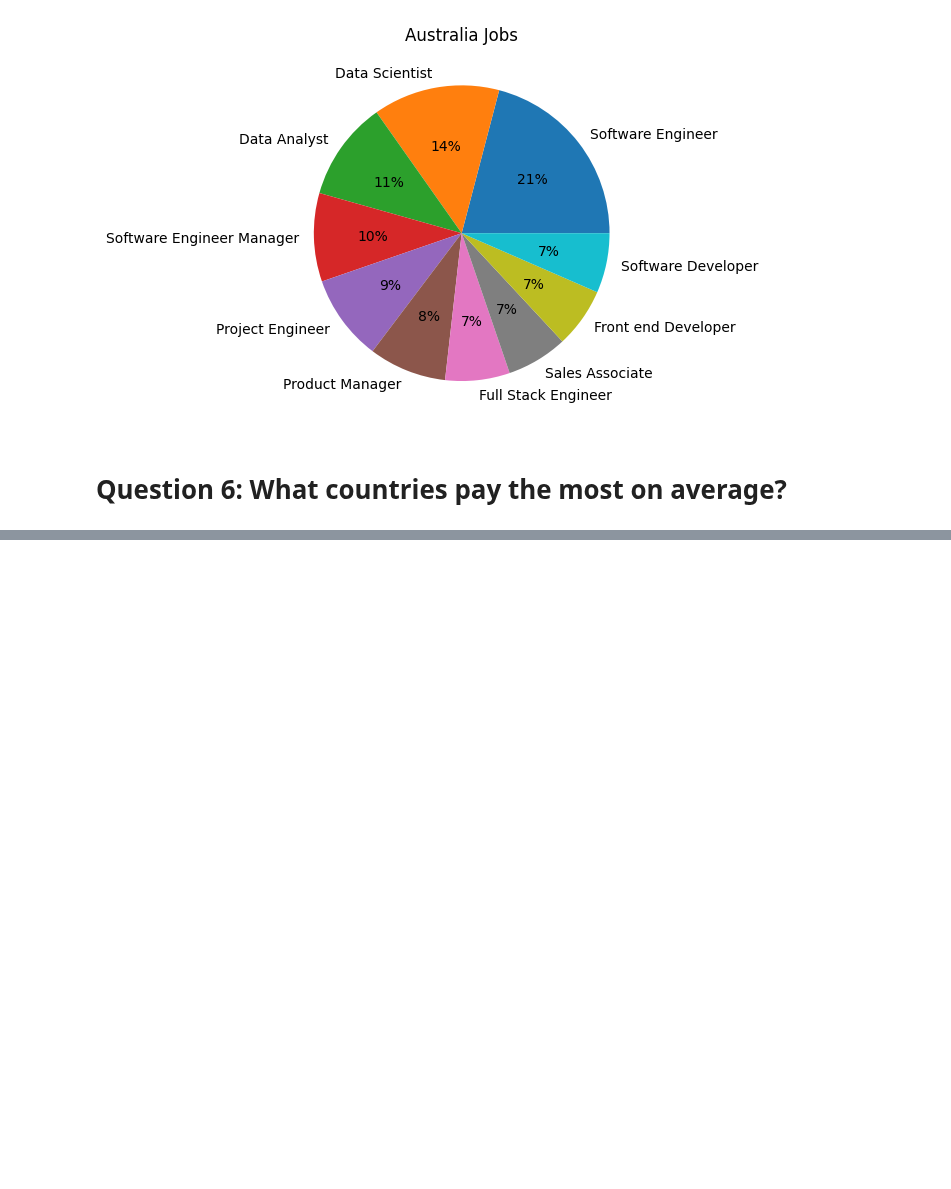
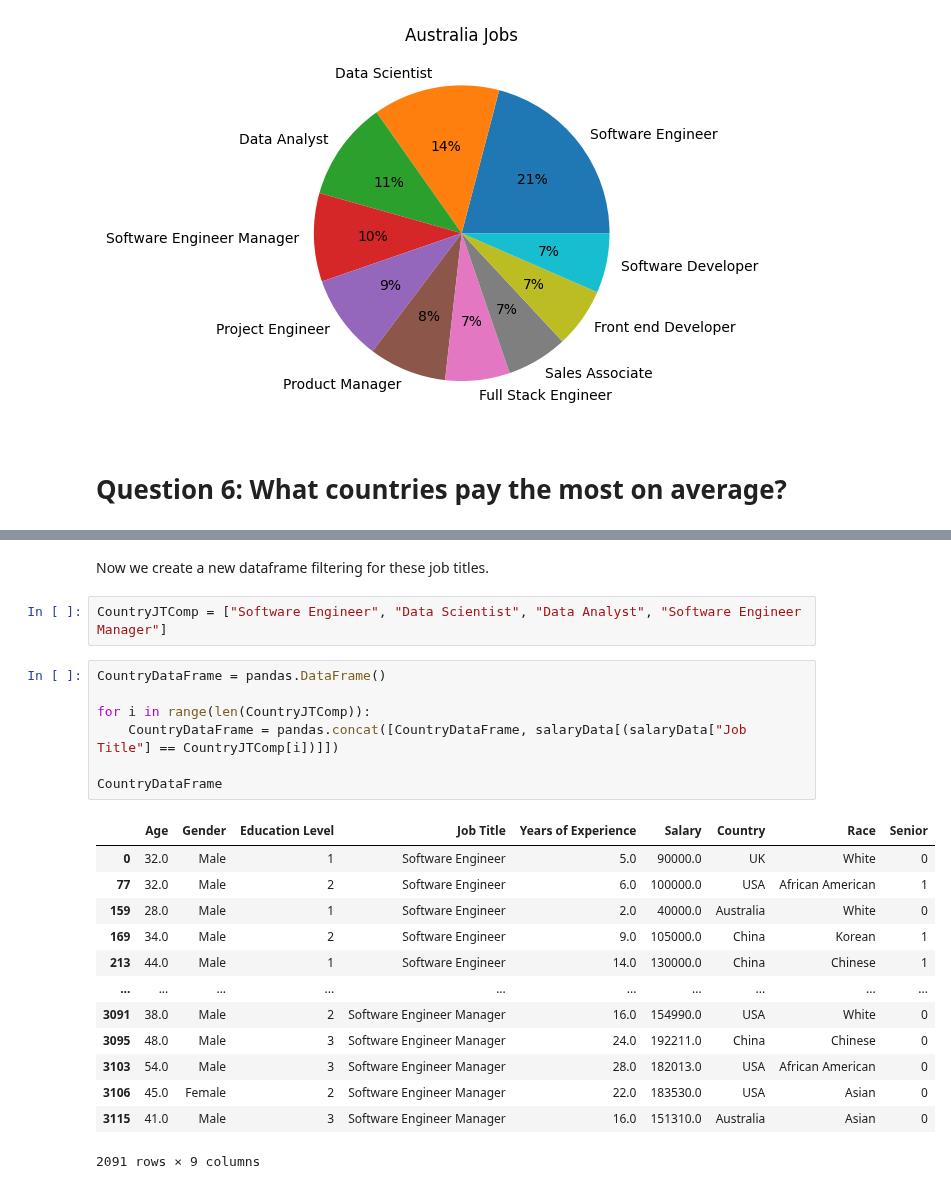
Before and after one commit to AbhijayPaul/HackTheHood-Final, a Jupyter notebook: HtHFinal.ipynb, the cells around one changed output, grey strips where cells are left out. Cells and saved outputs as stored; diff of their text form; blank space fills up the shorter version.

```diff
--- a/HtHFinal.ipynb
+++ b/HtHFinal.ipynb
@@ -697,0 +802,25 @@ plt.pie(AUdata, labels=AUdata.index, autopct='%.0f%%')
+# %% [markdown]
+Now we create a new dataframe filtering for these job titles.
+# %%
+CountryJTComp = ["Software Engineer", "Data Scientist", "Data Analyst", "Software Engineer Manager"]
+# %%
+CountryDataFrame = pandas.DataFrame()
+
+for i in range(len(CountryJTComp)):
+    CountryDataFrame = pandas.concat([CountryDataFrame, salaryData[(salaryData["Job Title"] == CountryJTComp[i])]])
+
+CountryDataFrame
+# %% [output]
+|  | Age | Gender | Education Level | Job Title | Years of Experience | Salary | Country | Race | Senior |
+| 0 | 32.0 | Male | 1 | Software Engineer | 5.0 | 90000.0 | UK | White | 0 |
+| 77 | 32.0 | Male | 2 | Software Engineer | 6.0 | 100000.0 | USA | African American | 1 |
+| 159 | 28.0 | Male | 1 | Software Engineer | 2.0 | 40000.0 | Australia | White | 0 |
+| 169 | 34.0 | Male | 2 | Software Engineer | 9.0 | 105000.0 | China | Korean | 1 |
+| 213 | 44.0 | Male | 1 | Software Engineer | 14.0 | 130000.0 | China | Chinese | 1 |
+| ... | ... | ... | ... | ... | ... | ... | ... | ... | ... |
+| 3091 | 38.0 | Male | 2 | Software Engineer Manager | 16.0 | 154990.0 | USA | White | 0 |
+| 3095 | 48.0 | Male | 3 | Software Engineer Manager | 24.0 | 192211.0 | China | Chinese | 0 |
+| 3103 | 54.0 | Male | 3 | Software Engineer Manager | 28.0 | 182013.0 | USA | African American | 0 |
+| 3106 | 45.0 | Female | 2 | Software Engineer Manager | 22.0 | 183530.0 | USA | Asian | 0 |
+| 3115 | 41.0 | Male | 3 | Software Engineer Manager | 16.0 | 151310.0 | Australia | Asian | 0 |
+2091 rows × 9 columns
```
Also changed, not shown: parts of 17 cells of this notebook.
